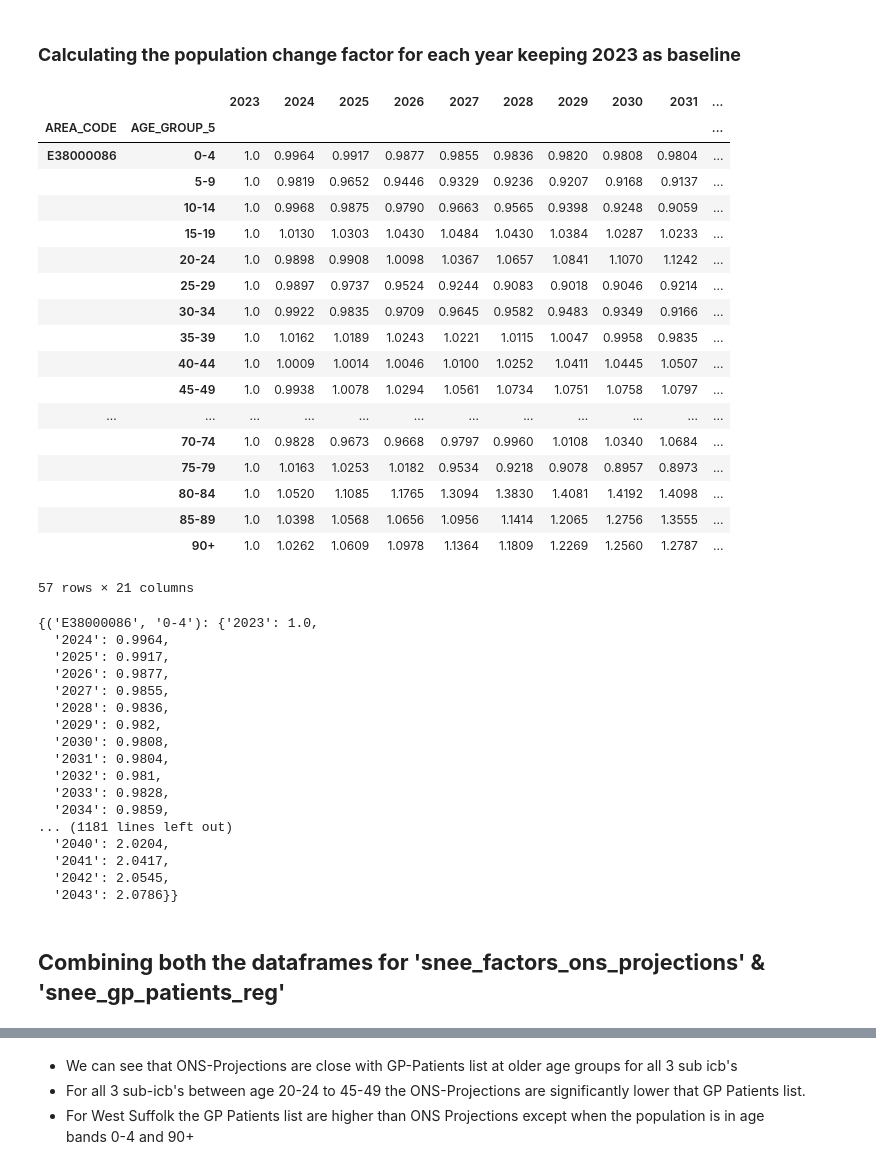
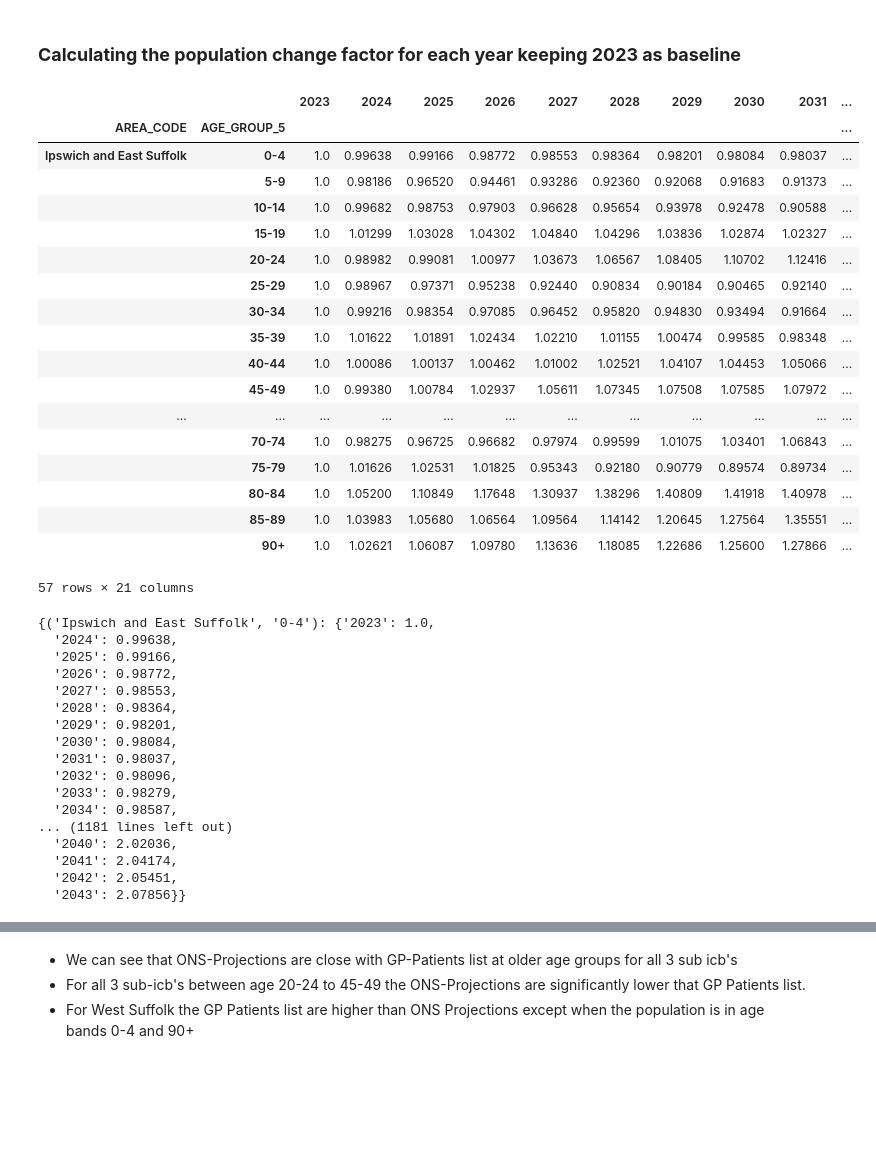
Before and after one commit to SNEE-ICS/PrimaryCareDemandAndCapacity, a Jupyter notebook: DemographicPopGrowth.ipynb, the cells around one changed output, grey strips where cells are left out. Saved outputs shown, nothing was run; the diff lists cells and outputs as text; code cells hidden in the pictures; blank space fills up the shorter version.

```diff
--- a/DemographicPopGrowth.ipynb
+++ b/DemographicPopGrowth.ipynb
@@ -139,54 +145,58 @@ ons_projections_df['AGE_GROUP_5'] = pd.cut(ons_projections_df['AGE_GROUP'], bins
 #Filtering the data to keep only SNEE ICB
 required_icb = ['E38000086','E38000204','E38000117']
 snee_ons_projections = ons_projections_df[ons_projections_df.index.isin(required_icb)].groupby(['AREA_CODE', 'AGE_GROUP_5']).sum().drop(columns=['AGE_GROUP'])
+
+#Changing the Area code with SUB ICB name
+new_index_values = {'E38000086': 'Ipswich and East Suffolk', 'E38000204': 'West Suffolk', 'E38000117': 'North East Essex'}
+
+#We will be using this dataframe for ONS Projections data for SNEE
+snee_ons_projections = snee_ons_projections.rename(index=new_index_values)
 # %% [markdown]
 ### **Calculating the population change factor for each year keeping 2023 as baseline**
 # %%
 pop_baseline = snee_ons_projections['2023']
-snee_factors_ons_projections = snee_ons_projections.div(pop_baseline, axis=0).round(4)
+snee_factors_ons_projections = snee_ons_projections.div(pop_baseline, axis=0).round(5)
 
 snee_factors_ons_projections
 # %% [output]
 |  |  | 2023 | 2024 | 2025 | 2026 | 2027 | 2028 | 2029 | 2030 | 2031 | ... |
 | AREA_CODE | AGE_GROUP_5 |  |  |  |  |  |  |  |  |  | ... |
-| E38000086 | 0-4 | 1.0 | 0.9964 | 0.9917 | 0.9877 | 0.9855 | 0.9836 | 0.9820 | 0.9808 | 0.9804 | ... |
-|  | 5-9 | 1.0 | 0.9819 | 0.9652 | 0.9446 | 0.9329 | 0.9236 | 0.9207 | 0.9168 | 0.9137 | ... |
-|  | 10-14 | 1.0 | 0.9968 | 0.9875 | 0.9790 | 0.9663 | 0.9565 | 0.9398 | 0.9248 | 0.9059 | ... |
-|  | 15-19 | 1.0 | 1.0130 | 1.0303 | 1.0430 | 1.0484 | 1.0430 | 1.0384 | 1.0287 | 1.0233 | ... |
-|  | 20-24 | 1.0 | 0.9898 | 0.9908 | 1.0098 | 1.0367 | 1.0657 | 1.0841 | 1.1070 | 1.1242 | ... |
-|  | 25-29 | 1.0 | 0.9897 | 0.9737 | 0.9524 | 0.9244 | 0.9083 | 0.9018 | 0.9046 | 0.9214 | ... |
-|  | 30-34 | 1.0 | 0.9922 | 0.9835 | 0.9709 | 0.9645 | 0.9582 | 0.9483 | 0.9349 | 0.9166 | ... |
-|  | 35-39 | 1.0 | 1.0162 | 1.0189 | 1.0243 | 1.0221 | 1.0115 | 1.0047 | 0.9958 | 0.9835 | ... |
-|  | 40-44 | 1.0 | 1.0009 | 1.0014 | 1.0046 | 1.0100 | 1.0252 | 1.0411 | 1.0445 | 1.0507 | ... |
-|  | 45-49 | 1.0 | 0.9938 | 1.0078 | 1.0294 | 1.0561 | 1.0734 | 1.0751 | 1.0758 | 1.0797 | ... |
+| Ipswich and East Suffolk | 0-4 | 1.0 | 0.99638 | 0.99166 | 0.98772 | 0.98553 | 0.98364 | 0.98201 | 0.98084 | 0.98037 | ... |
+|  | 5-9 | 1.0 | 0.98186 | 0.96520 | 0.94461 | 0.93286 | 0.92360 | 0.92068 | 0.91683 | 0.91373 | ... |
+|  | 10-14 | 1.0 | 0.99682 | 0.98753 | 0.97903 | 0.96628 | 0.95654 | 0.93978 | 0.92478 | 0.90588 | ... |
+|  | 15-19 | 1.0 | 1.01299 | 1.03028 | 1.04302 | 1.04840 | 1.04296 | 1.03836 | 1.02874 | 1.02327 | ... |
+|  | 20-24 | 1.0 | 0.98982 | 0.99081 | 1.00977 | 1.03673 | 1.06567 | 1.08405 | 1.10702 | 1.12416 | ... |
+|  | 25-29 | 1.0 | 0.98967 | 0.97371 | 0.95238 | 0.92440 | 0.90834 | 0.90184 | 0.90465 | 0.92140 | ... |
+|  | 30-34 | 1.0 | 0.99216 | 0.98354 | 0.97085 | 0.96452 | 0.95820 | 0.94830 | 0.93494 | 0.91664 | ... |
+|  | 35-39 | 1.0 | 1.01622 | 1.01891 | 1.02434 | 1.02210 | 1.01155 | 1.00474 | 0.99585 | 0.98348 | ... |
+|  | 40-44 | 1.0 | 1.00086 | 1.00137 | 1.00462 | 1.01002 | 1.02521 | 1.04107 | 1.04453 | 1.05066 | ... |
+|  | 45-49 | 1.0 | 0.99380 | 1.00784 | 1.02937 | 1.05611 | 1.07345 | 1.07508 | 1.07585 | 1.07972 | ... |
 | ... | ... | ... | ... | ... | ... | ... | ... | ... | ... | ... | ... |
-|  | 70-74 | 1.0 | 0.9828 | 0.9673 | 0.9668 | 0.9797 | 0.9960 | 1.0108 | 1.0340 | 1.0684 | ... |
-|  | 75-79 | 1.0 | 1.0163 | 1.0253 | 1.0182 | 0.9534 | 0.9218 | 0.9078 | 0.8957 | 0.8973 | ... |
-|  | 80-84 | 1.0 | 1.0520 | 1.1085 | 1.1765 | 1.3094 | 1.3830 | 1.4081 | 1.4192 | 1.4098 | ... |
-|  | 85-89 | 1.0 | 1.0398 | 1.0568 | 1.0656 | 1.0956 | 1.1414 | 1.2065 | 1.2756 | 1.3555 | ... |
-|  | 90+ | 1.0 | 1.0262 | 1.0609 | 1.0978 | 1.1364 | 1.1809 | 1.2269 | 1.2560 | 1.2787 | ... |
+|  | 70-74 | 1.0 | 0.98275 | 0.96725 | 0.96682 | 0.97974 | 0.99599 | 1.01075 | 1.03401 | 1.06843 | ... |
+|  | 75-79 | 1.0 | 1.01626 | 1.02531 | 1.01825 | 0.95343 | 0.92180 | 0.90779 | 0.89574 | 0.89734 | ... |
+|  | 80-84 | 1.0 | 1.05200 | 1.10849 | 1.17648 | 1.30937 | 1.38296 | 1.40809 | 1.41918 | 1.40978 | ... |
+|  | 85-89 | 1.0 | 1.03983 | 1.05680 | 1.06564 | 1.09564 | 1.14142 | 1.20645 | 1.27564 | 1.35551 | ... |
+|  | 90+ | 1.0 | 1.02621 | 1.06087 | 1.09780 | 1.13636 | 1.18085 | 1.22686 | 1.25600 | 1.27866 | ... |
 57 rows × 21 columns
 # %%
 #Converting to Dictionary
-dict_data = snee_factors_ons_projections.to_dict(orient='index')
-dict_data
+dict_snee_ons_factors = snee_factors_ons_projections.to_dict(orient='index')
+dict_snee_ons_factors
 # %% [output]
-{('E38000086', '0-4'): {'2023': 1.0,
-  '2024': 0.9964,
-  '2025': 0.9917,
-  '2026': 0.9877,
-  '2027': 0.9855,
-  '2028': 0.9836,
-  '2029': 0.982,
-  '2030': 0.9808,
-  '2031': 0.9804,
-  '2032': 0.981,
-  '2033': 0.9828,
-  '2034': 0.9859,
+{('Ipswich and East Suffolk', '0-4'): {'2023': 1.0,
+  '2024': 0.99638,
+  '2025': 0.99166,
+  '2026': 0.98772,
+  '2027': 0.98553,
+  '2028': 0.98364,
+  '2029': 0.98201,
+  '2030': 0.98084,
+  '2031': 0.98037,
+  '2032': 0.98096,
+  '2033': 0.98279,
+  '2034': 0.98587,
 ... (1181 lines left out)
-  '2040': 2.0204,
-  '2041': 2.0417,
-  '2042': 2.0545,
-  '2043': 2.0786}}
+  '2040': 2.02036,
+  '2041': 2.04174,
+  '2042': 2.05451,
+  '2043': 2.07856}}
-# %% [markdown]
-## **Combining both the dataframes for 'snee_factors_ons_projections' & 'snee_gp_patients_reg'**
```
Also changed, not shown: parts of 26 cells of this notebook.
